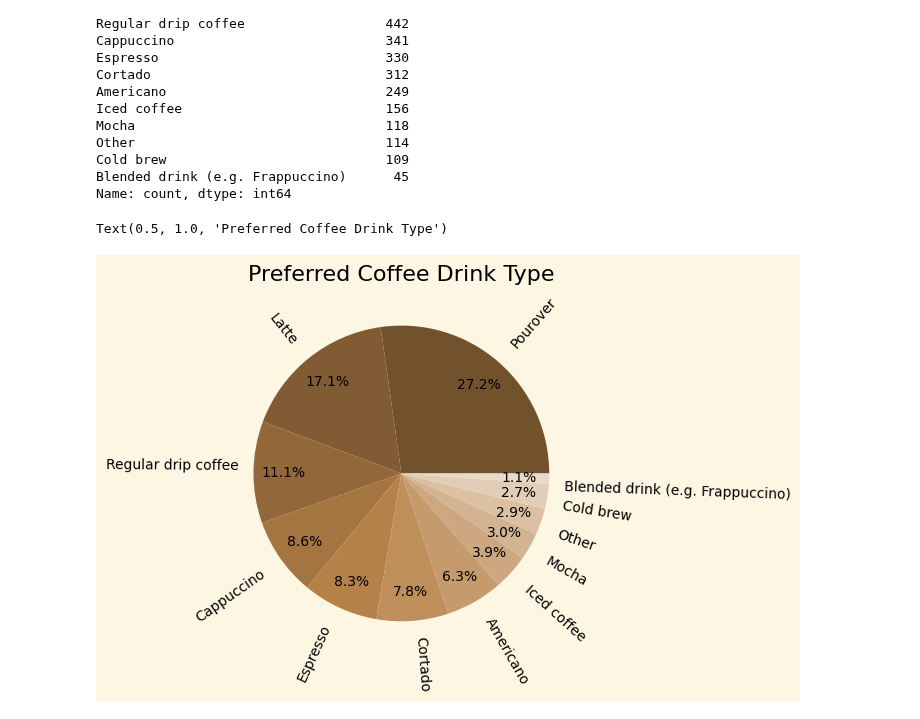
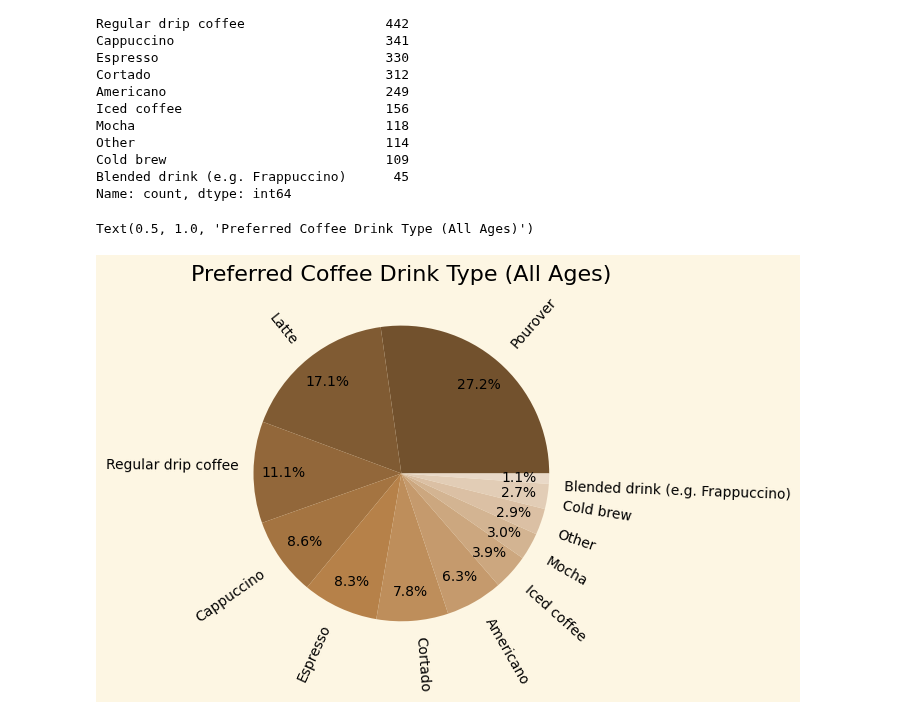
Before and after one commit to peterjungers/coffee_survey, a Jupyter notebook: coffee_survey.ipynb, the cells around one changed output. Saved outputs shown, nothing was run; the diff lists cells and outputs as text; code cells hidden in the pictures.

Commit message:
Finished with what to include

```diff
--- a/coffee_survey.ipynb
+++ b/coffee_survey.ipynb
@@ -95,33 +111,18 @@ Cold brew                            109
 Blended drink (e.g. Frappuccino)      45
 Name: count, dtype: int64
 # %%
-coffee_pref_counts = (df["What is your favorite coffee drink?"].value_counts())
+coffee_pref_counts_all = (df["What is your favorite coffee drink?"].value_counts())
 
-colors = [
-    "#72512d",
-    "#805b33",
-    "#92673a",
-    "#a47441",
-    "#b68149",
-    "#be8e5b",
-    "#c59a6d",
-    "#cca77f",
-    "#d3b492",
-    "#dbc0a4",
-    "#e2cdb6",
-    "#e9d9c8"
-]
-
-plt.pie(coffee_pref_counts,
-        labels=coffee_pref_counts.index,
+plt.pie(coffee_pref_counts_all,
+        labels=coffee_pref_counts_all.index,
         rotatelabels=True,
         autopct="%1.1f%%",
         pctdistance=.8,
         colors=colors)
 
-plt.title("Preferred Coffee Drink Type")
+plt.title("Preferred Coffee Drink Type (All Ages)")
 
 # plt.savefig("age.png")
 # %% [output]
-Text(0.5, 1.0, 'Preferred Coffee Drink Type')
+Text(0.5, 1.0, 'Preferred Coffee Drink Type (All Ages)')
-[figure, old version]
+[figure, new version]
```
Also changed, not shown: parts of 10 cells of this notebook.
